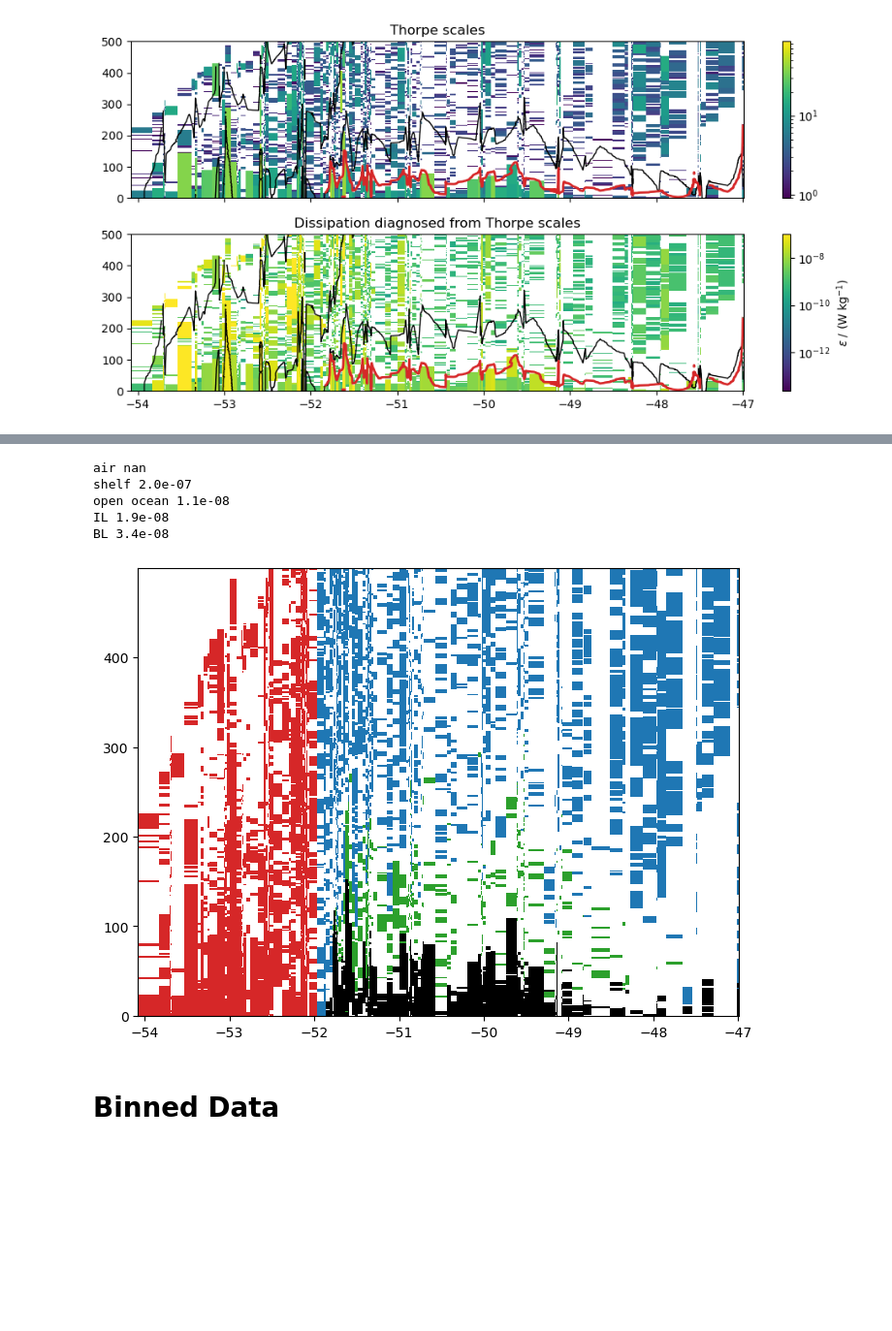
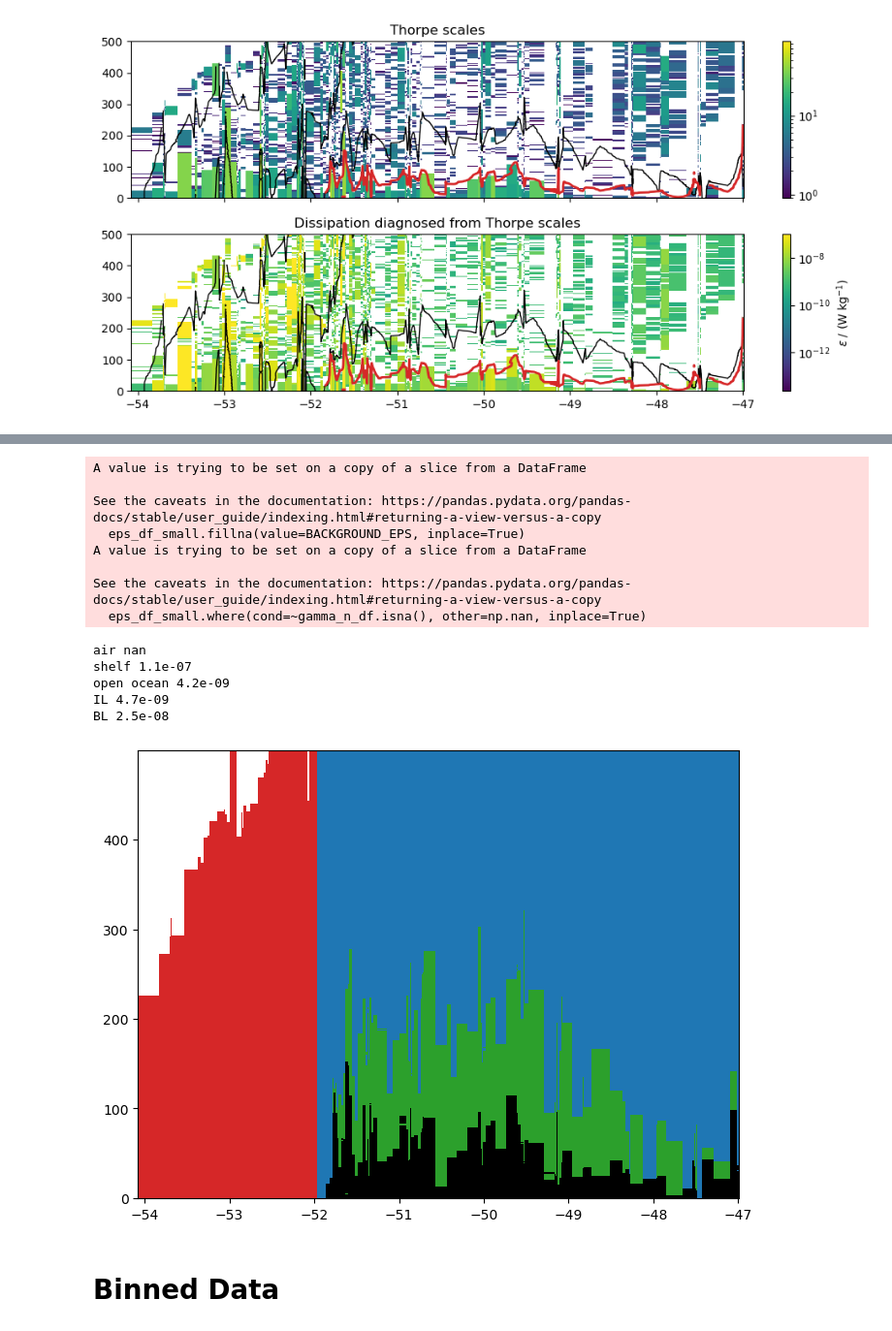
Before and after one commit to opinner/Pinner_et_al_2024, a Jupyter notebook: scripts/thorpe_scales/Thorpe_scales_in_depth.ipynb, the cells around one changed output, grey strips where cells are left out. Shown: that part at 97% size. Drawn from its saved outputs; the diff is of its cells as text; code cells hidden in the pictures; blank space fills up the shorter version.

```diff
--- a/scripts/thorpe_scales/Thorpe_scales_in_depth.ipynb
+++ b/scripts/thorpe_scales/Thorpe_scales_in_depth.ipynb
@@ -446,33 +452,45 @@ f.tight_layout()
 # %%
 def create_monocolor_colormap(color_name):
     # Define a colormap with the given color fading from white
     return mcolors.LinearSegmentedColormap.from_list(
         name=f"mono_{color_name}",
         colors=[color_name, color_name]
     )
 
 eps_df_small = eps_df.iloc[0:500]
+gamma_n_df_small = gamma_n_df.iloc[0:500]
+eps_df_small.fillna(value=BACKGROUND_EPS, inplace=True)
+eps_df_small.where(cond=~gamma_n_df.isna(), other=np.nan, inplace=True)
+
 assert eps_df_small.shape == regions.shape
 logbins = np.logspace(-10, -6, 20)
 colors = ["white","tab:red", "tab:blue", "tab:green", "black"]
 for (name, number), color in zip(regions_key.items(),colors):
     mean_eps = eps_df_small[regions == number].mean(axis = None)
     print(name, f"{mean_eps:.1e}")
     data = eps_df_small[regions == number]
     plt.pcolormesh(
         data.columns,
         data.index,
         data.values,
         cmap = create_monocolor_colormap(color),
         label = name
 )
 # %% [output]
-air nan
-shelf 2.0e-07
-open ocean 1.1e-08
-IL 1.9e-08
-BL 3.4e-08
+A value is trying to be set on a copy of a slice from a DataFrame
+
+See the caveats in the documentation: https://pandas.pydata.org/pandas-docs/stable/user_guide/indexing.html#returning-a-view-versus-a-copy
+  eps_df_small.fillna(value=BACKGROUND_EPS, inplace=True)
+A value is trying to be set on a copy of a slice from a DataFrame
+
+See the caveats in the documentation: https://pandas.pydata.org/pandas-docs/stable/user_guide/indexing.html#returning-a-view-versus-a-copy
+  eps_df_small.where(cond=~gamma_n_df.isna(), other=np.nan, inplace=True)
+air nan
+shelf 1.1e-07
+open ocean 4.2e-09
+IL 4.7e-09
+BL 2.5e-08
-[figure, old version]
+[figure, new version]
 # %% [markdown]
 # Binned Data
 # %%
```
Also changed, not shown: parts of 5 cells of this notebook.
